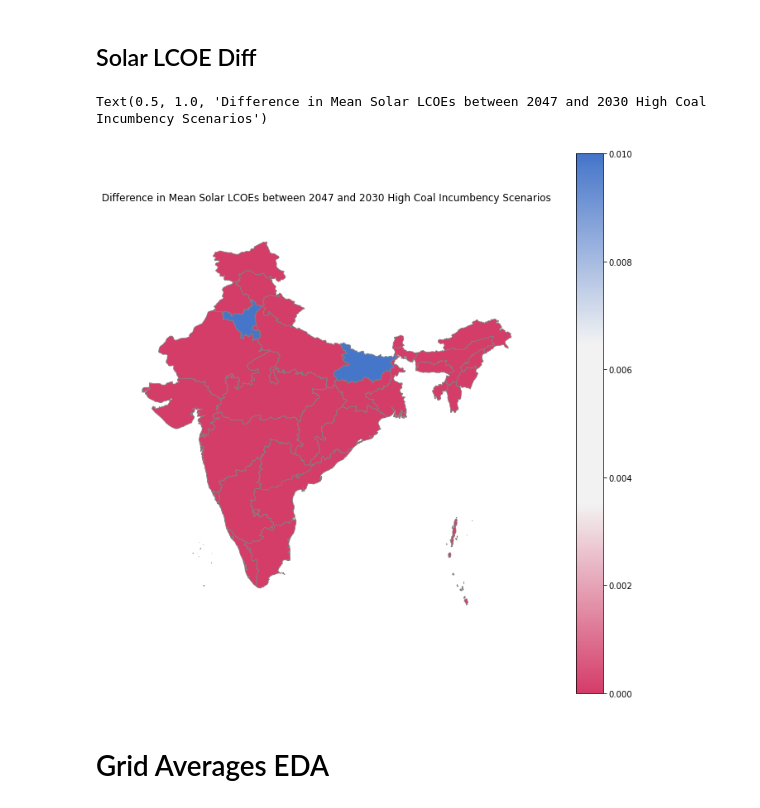
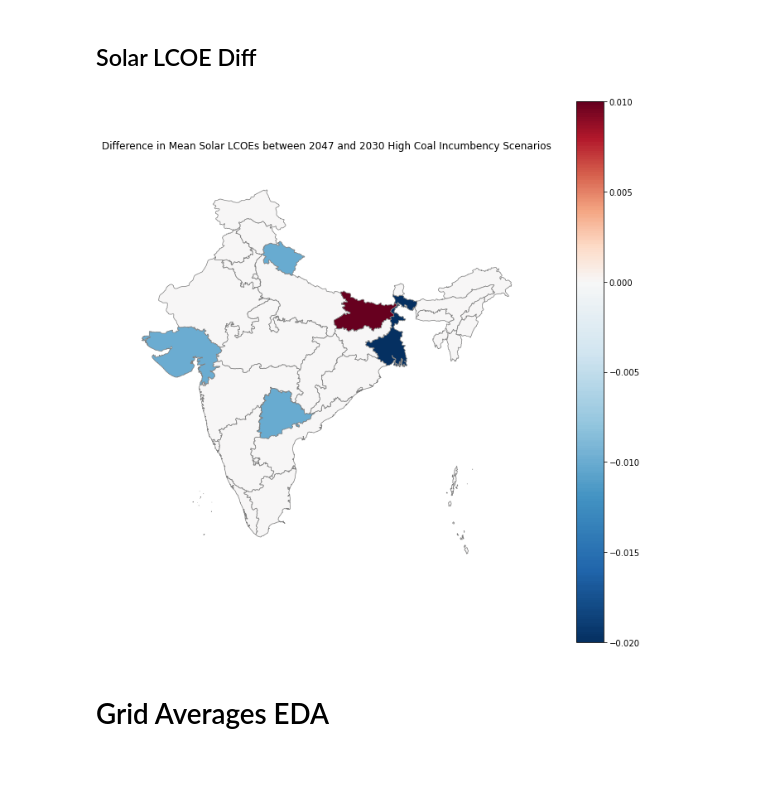
Before and after one commit to arjunsawhney1/india_RE_transition, a Jupyter notebook: notebooks/Outputs EDA.ipynb, the cells around one changed output. Saved outputs shown, nothing was run; the diff lists cells and outputs as text; code cells hidden in the pictures; blank space fills up the shorter version.

Commit message:
Graph Legend fixes

```diff
--- a/notebooks/Outputs EDA.ipynb
+++ b/notebooks/Outputs EDA.ipynb
@@ -85,3 +85,6 @@ os.chdir('../../outputs/plots')
+# %%
+cmap = cm.RdBu
+cmap_reversed = cm.get_cmap('RdBu_r')
 # %% [markdown]
 # State Averages EDA
 # %%
@@ -125,6 +128,10 @@ wind_lcoe_diff['geometry'] = pd.Series(states)
 solar_lcoe_diff['geometry'] = pd.Series(states)
 # %% [markdown]
 ## Wind 2030 CF
+# %%
+vcenter = 0
+vmin, vmax = wind_cf_summary_30['diff'].min(), wind_cf_summary_30['diff'].max()
+normalize = mcolors.TwoSlopeNorm(vcenter=vcenter, vmin=vmin, vmax=vmax)
 # %%
 fig = geoplot.choropleth(
     gpd.GeoSeries(wind_cf_summary_30['geometry']),
@@ -302,19 +365,24 @@ Text(0.5, 1.0, 'Difference in 2047 Mean Solar LCOEs between High and Low Coal In
 # %% [markdown]
 ## Solar LCOE Diff
+# %%
+vmin, vmax = solar_lcoe_diff['diff'].min(), solar_lcoe_diff['diff'].max()
+normalize = mcolors.TwoSlopeNorm(vcenter=vcenter, vmin=vmin, vmax=vmax)
 # %%
-geoplot.choropleth(
+fig = geoplot.choropleth(
     gpd.GeoSeries(solar_lcoe_diff['geometry']),
-    hue=solar_lcoe_diff['High'],
+    hue=solar_lcoe_diff['diff'],
     figsize=(12, 12),
     legend=True,
     edgecolor='gray',
     linewidth=0.75,
-    cmap=cmap,
+    cmap=cmap_reversed,
+    norm=normalize
 )
 plt.title("Difference in Mean Solar LCOEs between 2047 and 2030 High Coal Incumbency Scenarios")
+fig = fig.get_figure()
+fig.savefig('solar_lcoe_diff')
 # %% [output]
-Text(0.5, 1.0, 'Difference in Mean Solar LCOEs between 2047 and 2030 High Coal Incumbency Scenarios')
-[figure, old version]
+[figure, new version]
 # %% [markdown]
 # Grid Averages EDA
 # %%
```
Also changed, not shown: parts of 51 cells of this notebook, 54 other files.
